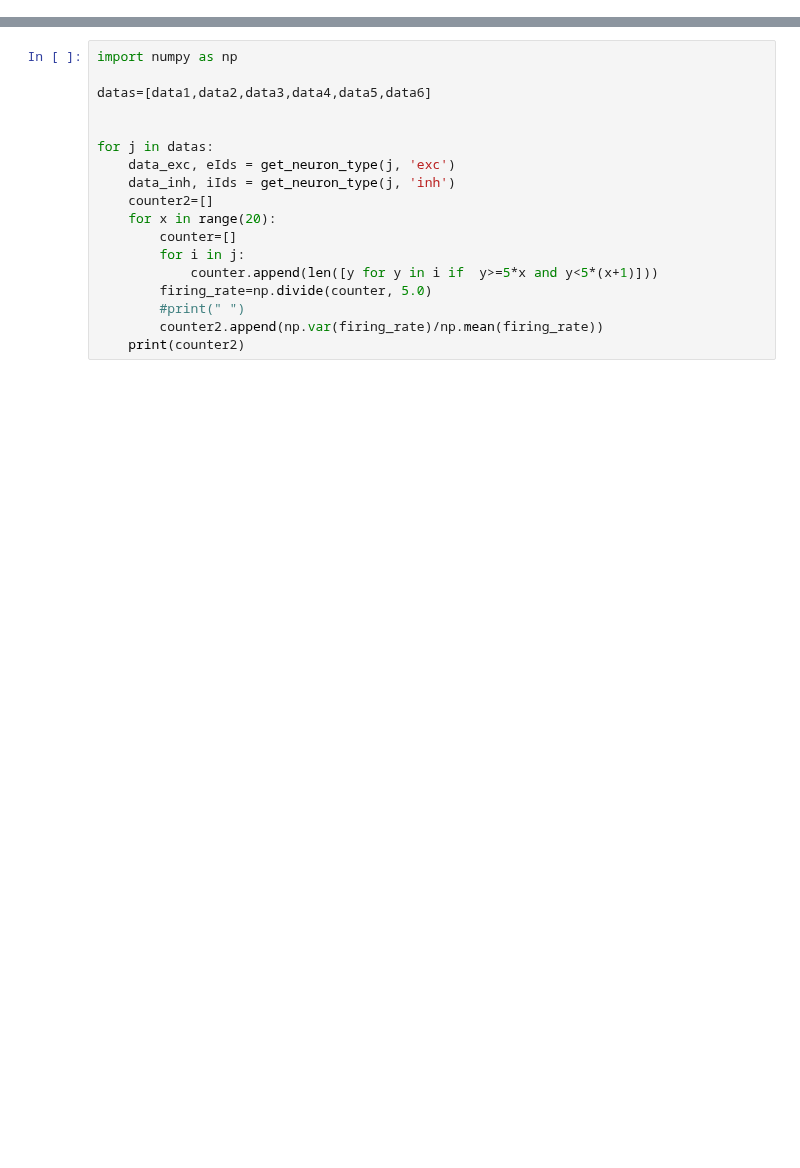
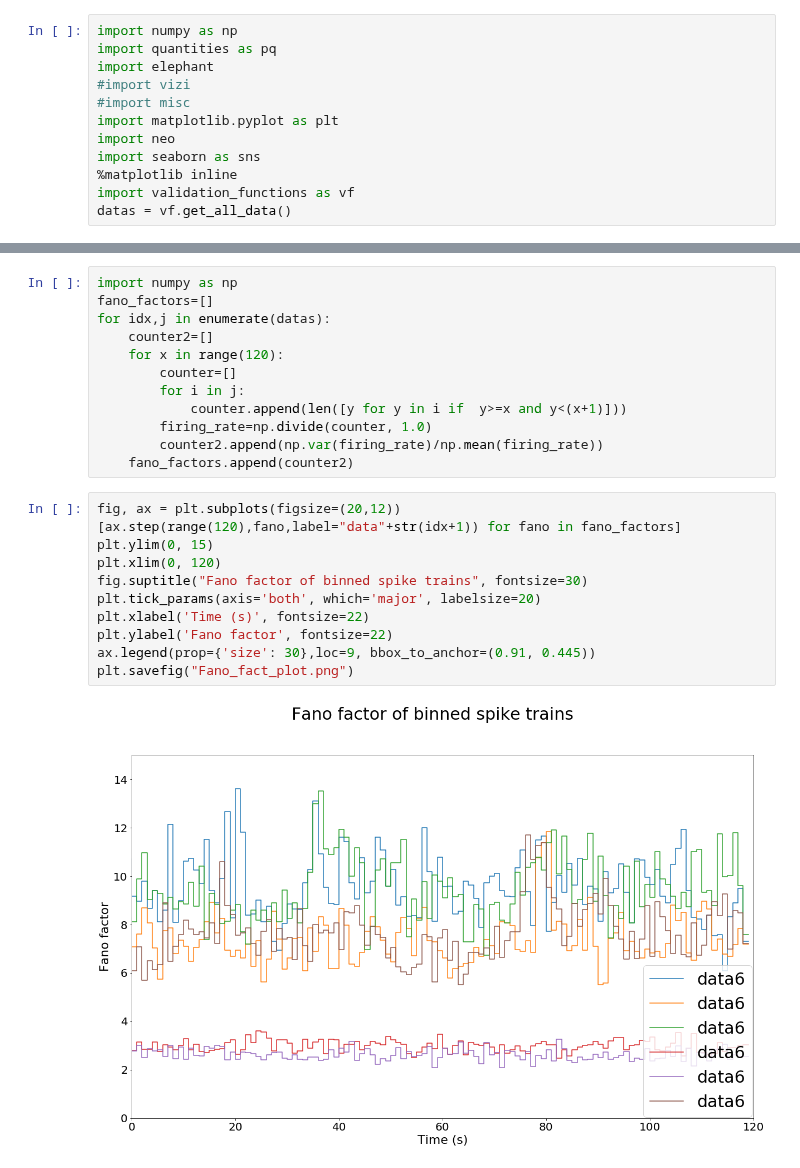
Before and after one commit to Mikkolehtimaki/eitn_model_validation, a Jupyter notebook: Mate_Mohacsi_All.ipynb, the cells around one changed output, grey strips where cells are left out. Cells and saved outputs as stored; diff of their text form; blank space fills up the shorter version.

Commit message:
plots

```diff
--- a/Mate_Mohacsi_All.ipynb
+++ b/Mate_Mohacsi_All.ipynb
@@ -0,0 +1,12 @@
+# %%
+import numpy as np
+import quantities as pq
+import elephant
+#import vizi
+#import misc
+import matplotlib.pyplot as plt
+import neo
+import seaborn as sns
+%matplotlib inline
+import validation_functions as vf
+datas = vf.get_all_data()
@@ -1,21 +25,28 @@
 # %%
 import numpy as np
-
-datas=[data1,data2,data3,data4,data5,data6]
-
-
-for j in datas:
-    data_exc, eIds = get_neuron_type(j, 'exc')
-    data_inh, iIds = get_neuron_type(j, 'inh')
+fano_factors=[]
+for idx,j in enumerate(datas):
     counter2=[]
-    for x in range(20):
+    for x in range(120):
         counter=[]
         for i in j:
-            counter.append(len([y for y in i if  y>=5*x and y<5*(x+1)]))
-        firing_rate=np.divide(counter, 5.0)
-        #print(" ")
+            counter.append(len([y for y in i if  y>=x and y<(x+1)]))
+        firing_rate=np.divide(counter, 1.0)
         counter2.append(np.var(firing_rate)/np.mean(firing_rate))
-    print(counter2)
+    fano_factors.append(counter2)
+# %%
+fig, ax = plt.subplots(figsize=(20,12))
+[ax.step(range(120),fano,label="data"+str(idx+1)) for fano in fano_factors]
+plt.ylim(0, 15)
+plt.xlim(0, 120)
+fig.suptitle("Fano factor of binned spike trains", fontsize=30)
+plt.tick_params(axis='both', which='major', labelsize=20)
+plt.xlabel('Time (s)', fontsize=22)
+plt.ylabel('Fano factor', fontsize=22)
+ax.legend(prop={'size': 30},loc=9, bbox_to_anchor=(0.91, 0.445))
+plt.savefig("Fano_fact_plot.png")
+# %% [output]
+[figure, added]
 # %%
 for j in datas:        #iterate through data sets
     data_exc, eIds = get_neuron_type(j, 'exc')
```
Also changed, not shown: parts of 4 cells of this notebook, 2 other files.
